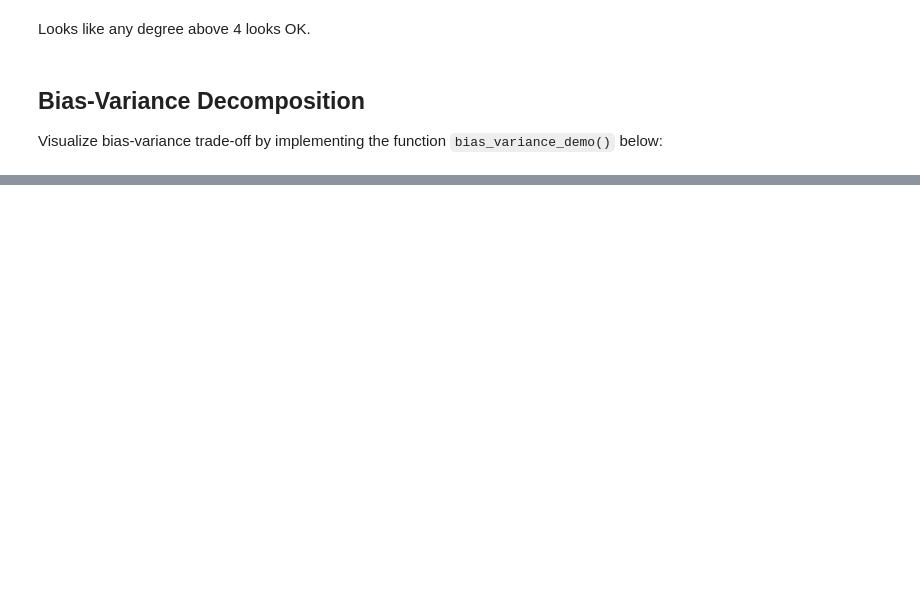
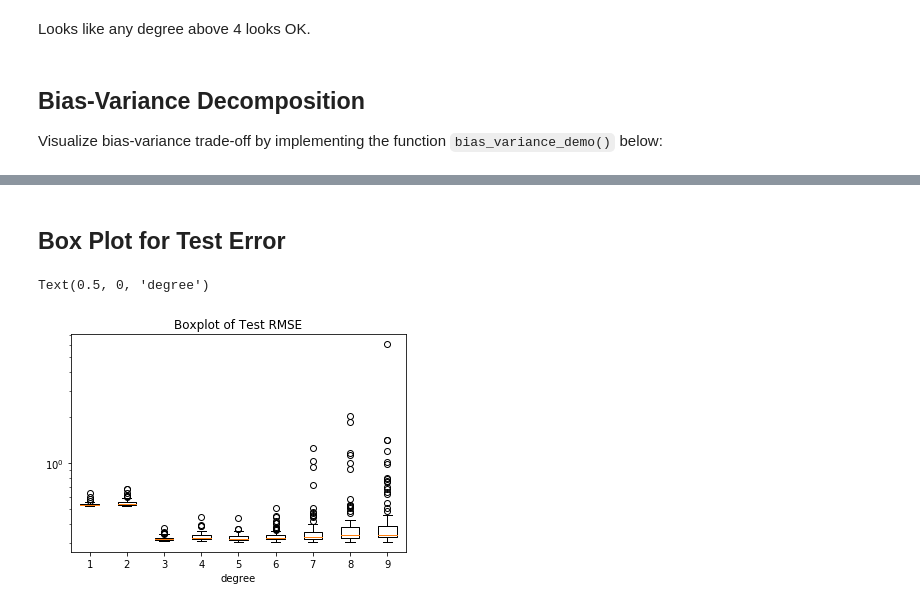
Before and after one commit to refik/ML_course, a Jupyter notebook: labs/ex04/template/ex04.ipynb, the cells around one changed output, grey strips where cells are left out. Drawn from its saved outputs; the diff is of its cells as text; code cells hidden in the pictures; blank space fills up the shorter version.

```diff
--- a/labs/ex04/template/ex04.ipynb
+++ b/labs/ex04/template/ex04.ipynb
@@ -162,0 +170,11 @@ bias_variance_demo()
+# %% [markdown]
+## Box Plot for Test Error
+# %%
+plt.boxplot(rmse_te, labels=degrees)
+axes = plt.gca()
+axes.set_title('Boxplot of Test RMSE')
+axes.set_yscale('log')
+axes.set_xlabel('degree')
+# %% [output]
+Text(0.5, 0, 'degree')
+[figure, added]
```
Also changed, not shown: parts of 7 cells of this notebook, 5 other files.
